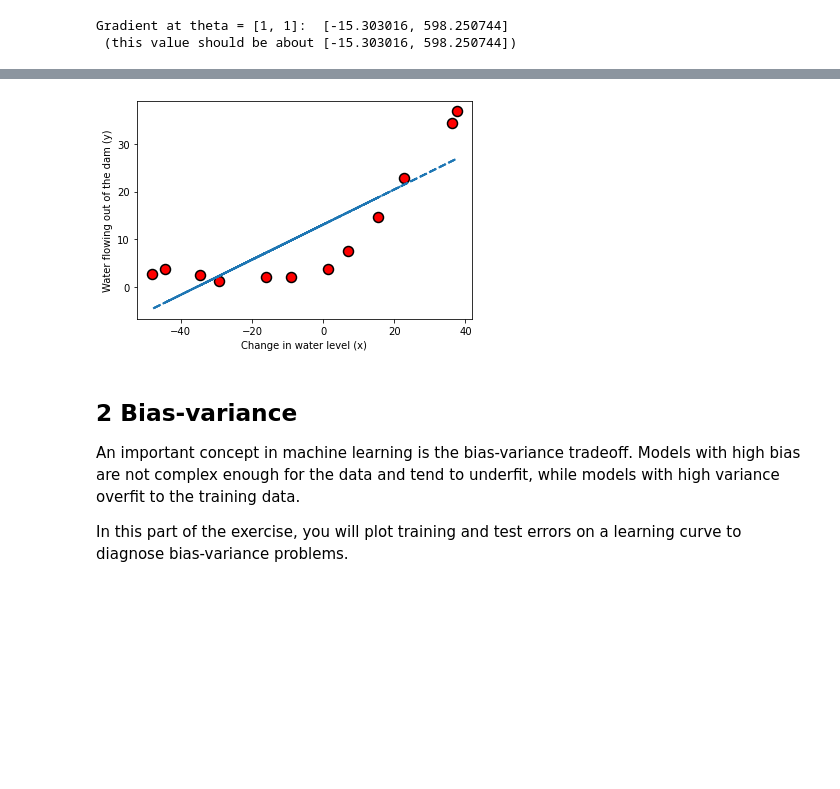
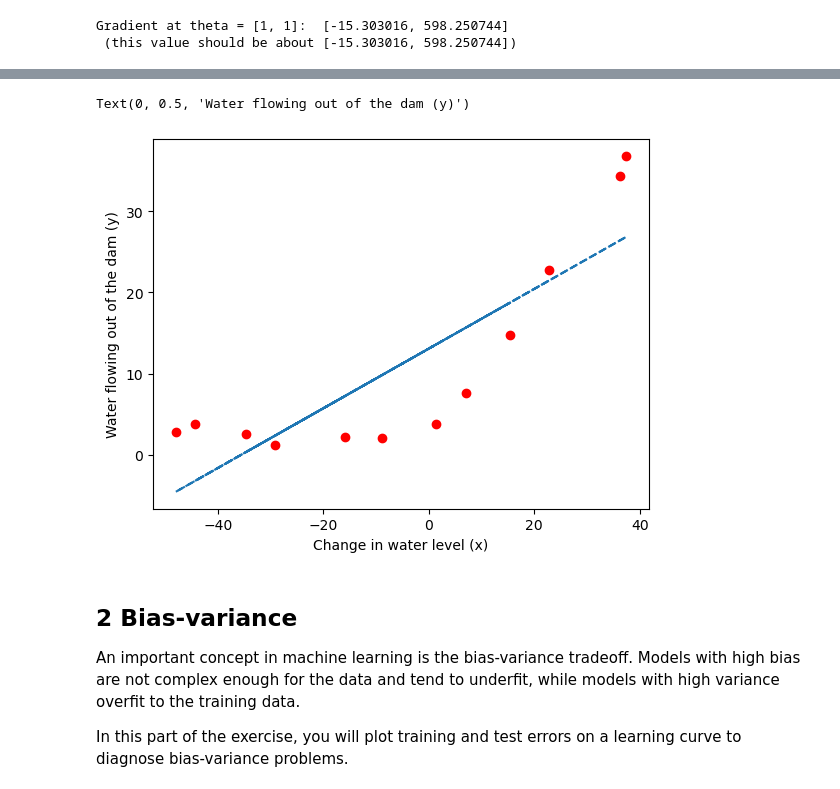
Before and after one commit to Ktryas/MachineLearning, a Jupyter notebook: TP6/exercise6.ipynb, the cells around one changed output, grey strips where cells are left out. Drawn from its saved outputs; the diff is of its cells as text; code cells hidden in the pictures; blank space fills up the shorter version.

```diff
--- a/TP6/exercise6.ipynb
+++ b/TP6/exercise6.ipynb
@@ -47,9 +47,19 @@ data = loadmat('ex5data1.mat')
 # and also convert y's form 2-D matrix (MATLAB format) to a numpy vector
 #to be competed
 
+X=data['X']
+y=data['y'].flatten()
+Xval=data['Xval']
+yval=data['yval'].flatten()
+Xtest=data['Xtest']
+ytest=data['ytest']
+
 # m = Number of examples
-m = #to be completed
+m = y.size
 
 # Plot training data
 #to be completed
+plt.plot(X,y, 'ro')
+plt.xlabel('Change in the water level')
+plt.ylabel('Amout of water flowing out the dam')
 # %% [output]
@@ -113,7 +124,13 @@ def linearRegCostFunction(X, y, theta, lambda_=0.0):
     grad = np.zeros(theta.shape)
 
     # ====================== YOUR CODE HERE ======================
+    h=np.dot(X, theta)
 
+    J = (1/(2*m)) * np.sum(np.square(h-y)) + (lambda_/(2*m)) * np.sum(np.square(theta[1:]))
+
+
+    grad = (1/m) * X.T.dot(h - y)
+    grad[1:] = grad[1:] + (lambda_ / m) * theta[1:]
 
     # ============================================================
     return J, grad
@@ -198,7 +215,7 @@ def trainLinearReg(linearRegCostFunction, X, y, lambda_=0.0, maxiter=200):
     costFunction = lambda t: linearRegCostFunction(X, y, t, lambda_)
 
     # Now, costFunction is a function that takes in only one argument
-    options = {'maxiter': maxiter}
+    options = {'maxfun': maxiter}
 
     # Minimize using scipy
     res = optimize.minimize(costFunction, initial_theta, jac=True, method='TNC', options=options)
@@ -206,12 +223,17 @@ def trainLinearReg(linearRegCostFunction, X, y, lambda_=0.0, maxiter=200):
 # %%
 # add a columns of ones for the y-intercept
 X_aug = np.concatenate([np.ones((m, 1)), X], axis=1)
 theta = trainLinearReg(linearRegCostFunction, X_aug, y, lambda_=0)
 
 #  Plot fit over the data
 #to be completed
+plt.plot(X,y, 'ro')
+plt.plot(X, np.dot(X_aug, theta), '--')
+plt.xlabel('Change in water level (x)')
+plt.ylabel('Water flowing out of the dam (y)')
 # %% [output]
+Text(0, 0.5, 'Water flowing out of the dam (y)')
-[figure, old version]
+[figure, new version]
 # %% [markdown]
 <a id="section3"></a>
 ## 2 Bias-variance
```
Also changed, not shown: parts of 3 cells of this notebook, 2 other files.
